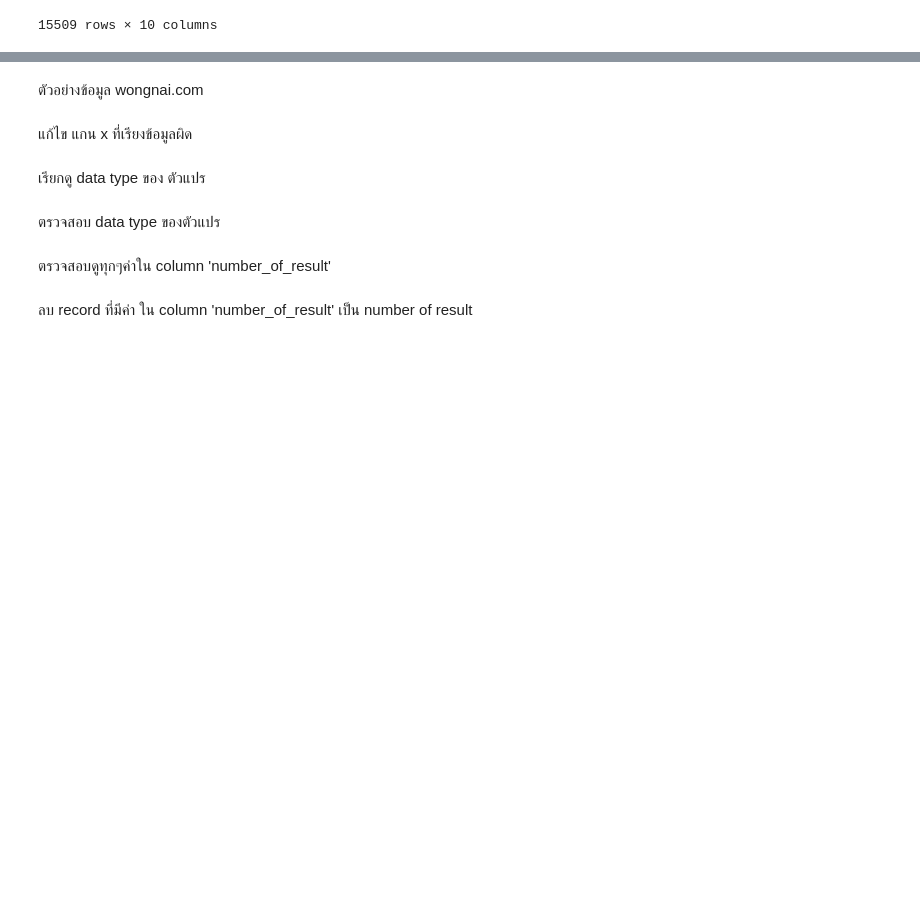
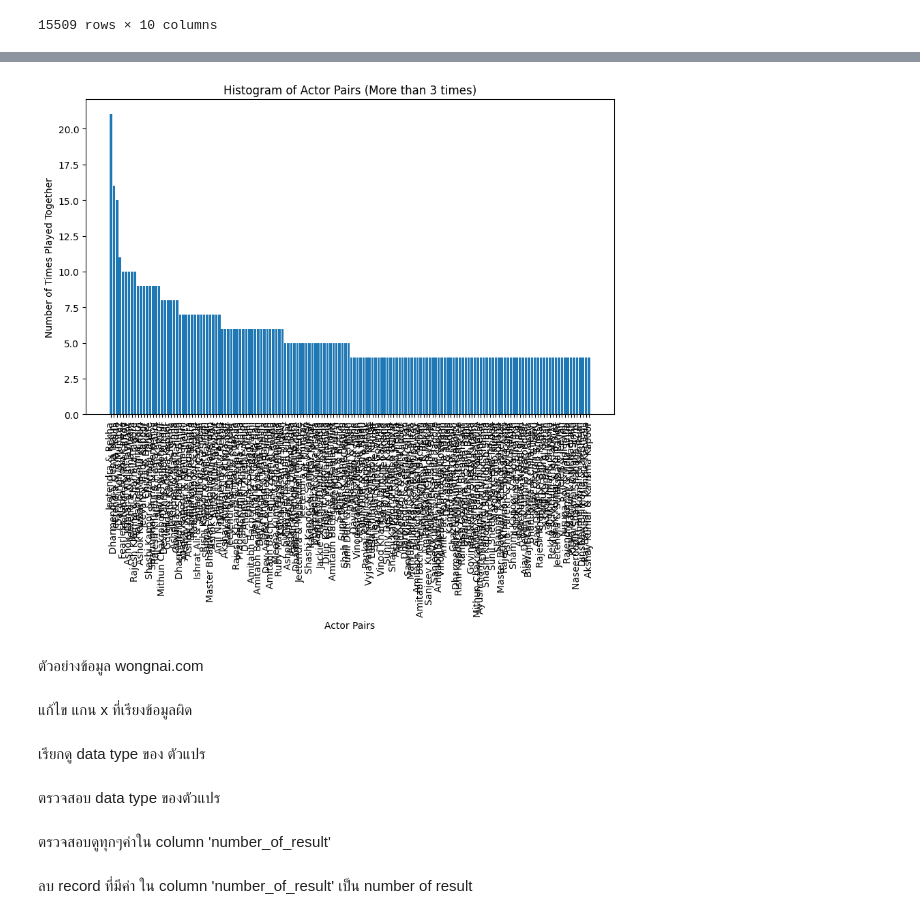
Before and after one commit to BxMild/Data-warehouse-2024, a Jupyter notebook: Visualize_Data_Comparison_2024.ipynb, the cells around one changed output, grey strips where cells are left out. Saved outputs shown, nothing was run; the diff lists cells and outputs as text; code cells hidden in the pictures; blank space fills up the shorter version.

```diff
--- a/Visualize_Data_Comparison_2024.ipynb
+++ b/Visualize_Data_Comparison_2024.ipynb
@@ -530,3 +531,19 @@ KeyboardInterrupt
+# %%
+# prompt: ไม่เอาคนที่เล่นคู่กัน 1-3 ครั้ง
+
+# Filter out pairs with counts less than or equal to 3
+pair_counts_filtered = pair_counts_sorted[pair_counts_sorted['count'] > 3]
+
+# Plot the histogram
+plt.figure(figsize=(10, 6))  # Adjust figure size as needed
+plt.bar(pair_counts_filtered['Actor 1'] + ' & ' + pair_counts_filtered['Actor 2'], pair_counts_filtered['count'])
+plt.xlabel('Actor Pairs')
+plt.ylabel('Number of Times Played Together')
+plt.title('Histogram of Actor Pairs (More than 3 times)')
+plt.xticks(rotation=90)  # Rotate x-axis labels for better readability
+plt.show()
+# %% [output]
+[figure, added]
 # %% [markdown]
 ตัวอย่างข้อมูล wongnai.com
 # %%
```
Also changed, not shown: parts of 9 cells of this notebook.
